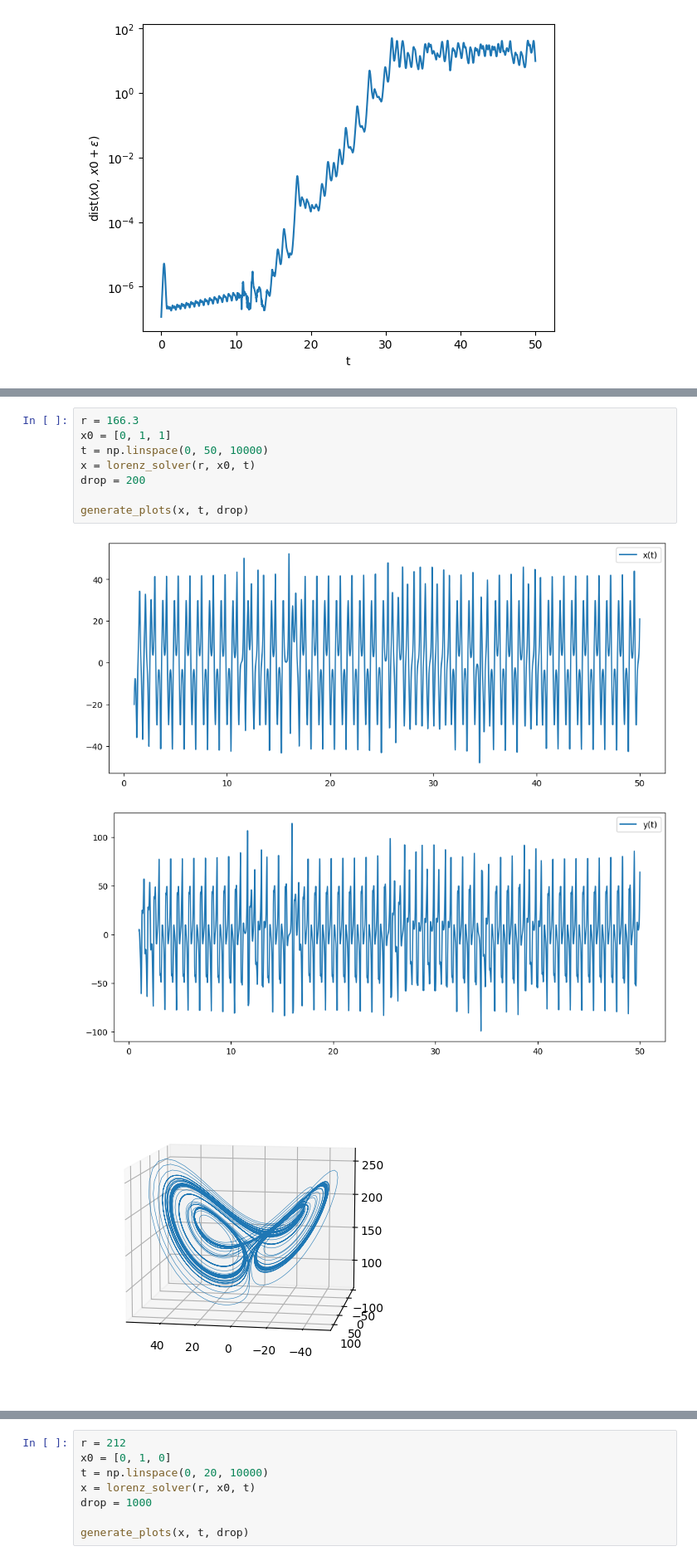
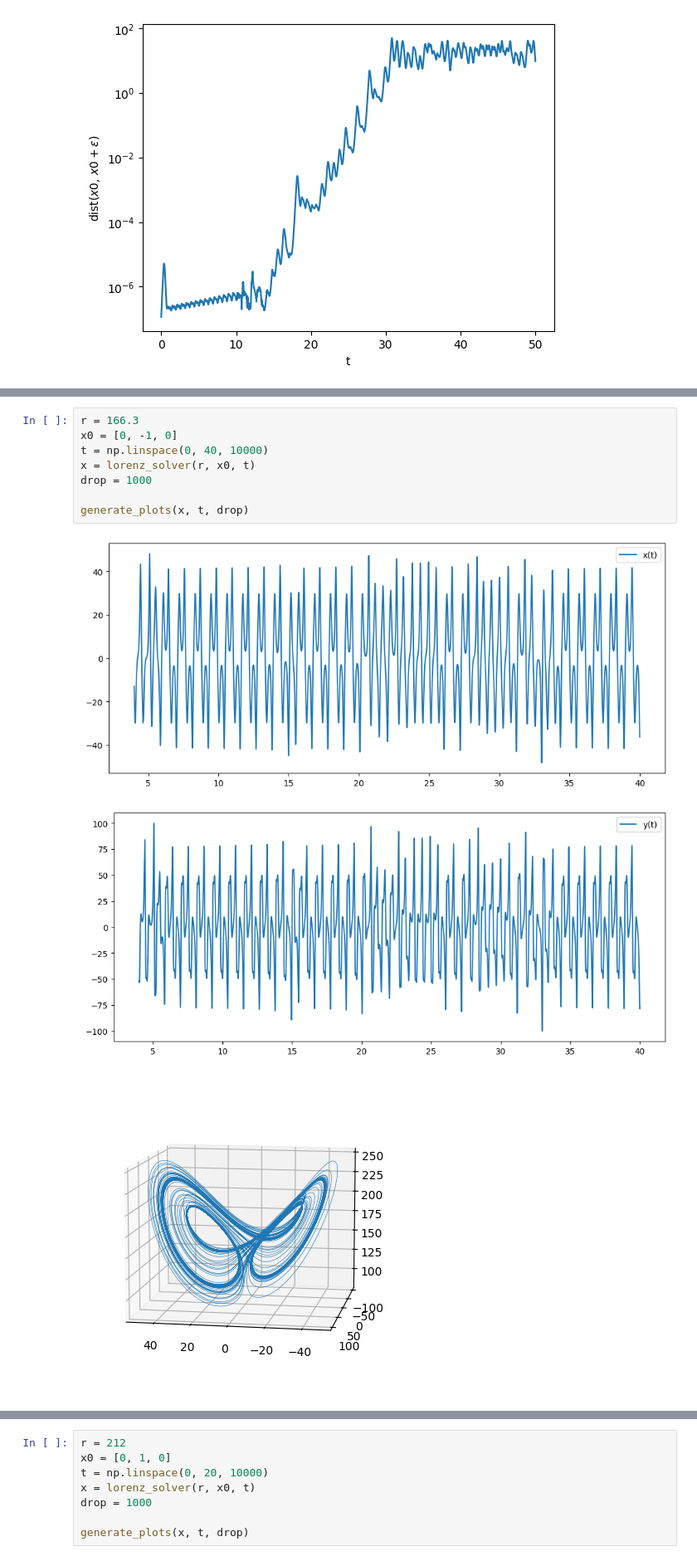
Before and after one commit to lautarogiordano/practicas-complejidad, a Jupyter notebook: p3-caos/caos2.ipynb, the cells around one changed output, grey strips where cells are left out. Shown at 83% size. Drawn from its saved outputs; the diff is of its cells as text.

```diff
--- a/p3-caos/caos.ipynb
+++ b/p3-caos/caos2.ipynb
@@ -112,12 +122,12 @@ plt.show()
 # %%
 r = 166.3
-x0 = [0, 1, 1]
-t = np.linspace(0, 50, 10000)
+x0 = [0, -1, 0]
+t = np.linspace(0, 40, 10000)
 x = lorenz_solver(r, x0, t)
-drop = 200
+drop = 1000
 
 generate_plots(x, t, drop)
 # %% [output]
-[figure, old version]
+[figure, new version]
-[figure, old version]
+[figure, new version]
-[figure, old version]
+[figure, new version]
```
Also changed, not shown: parts of 13 cells of this notebook, 1 other file.
